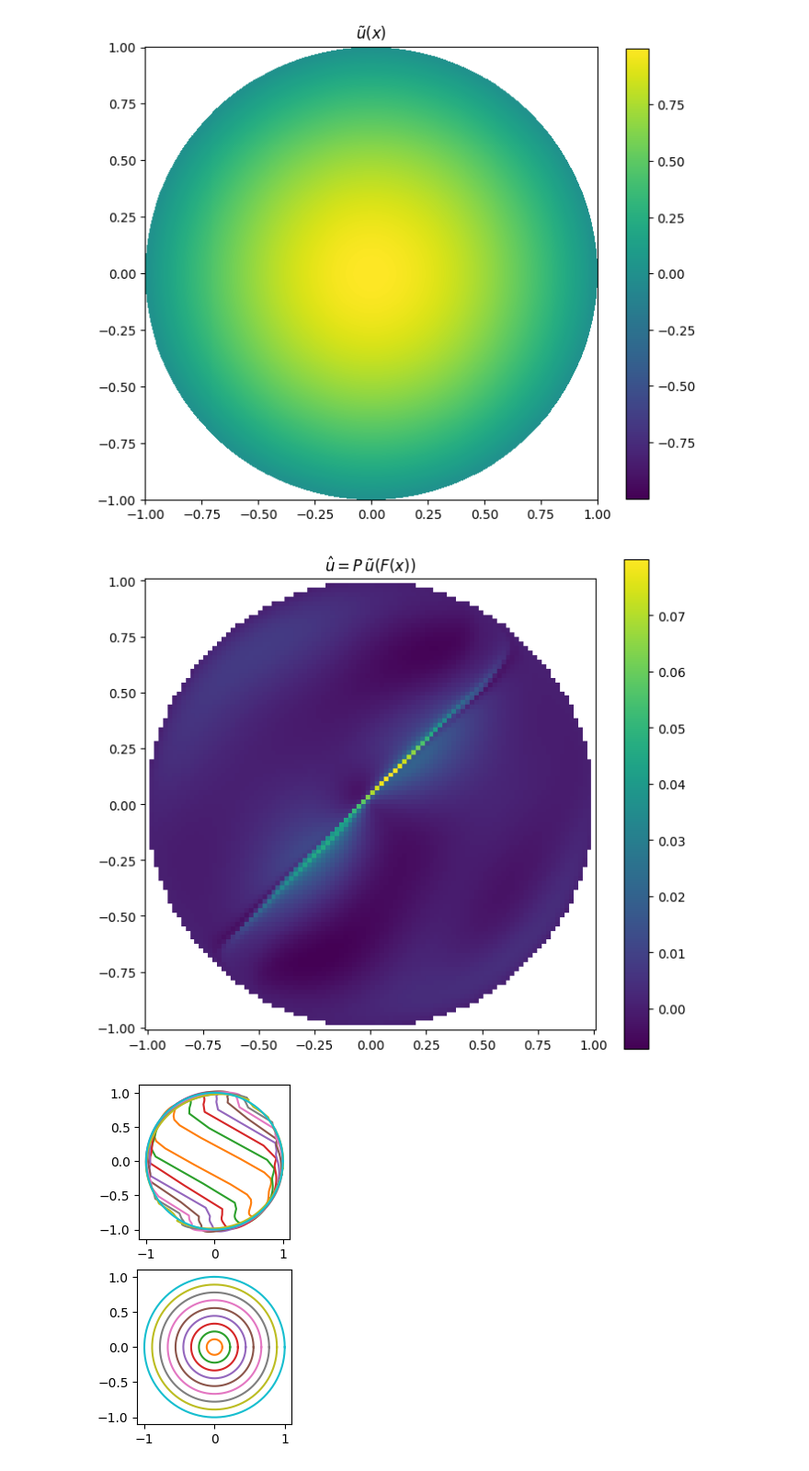
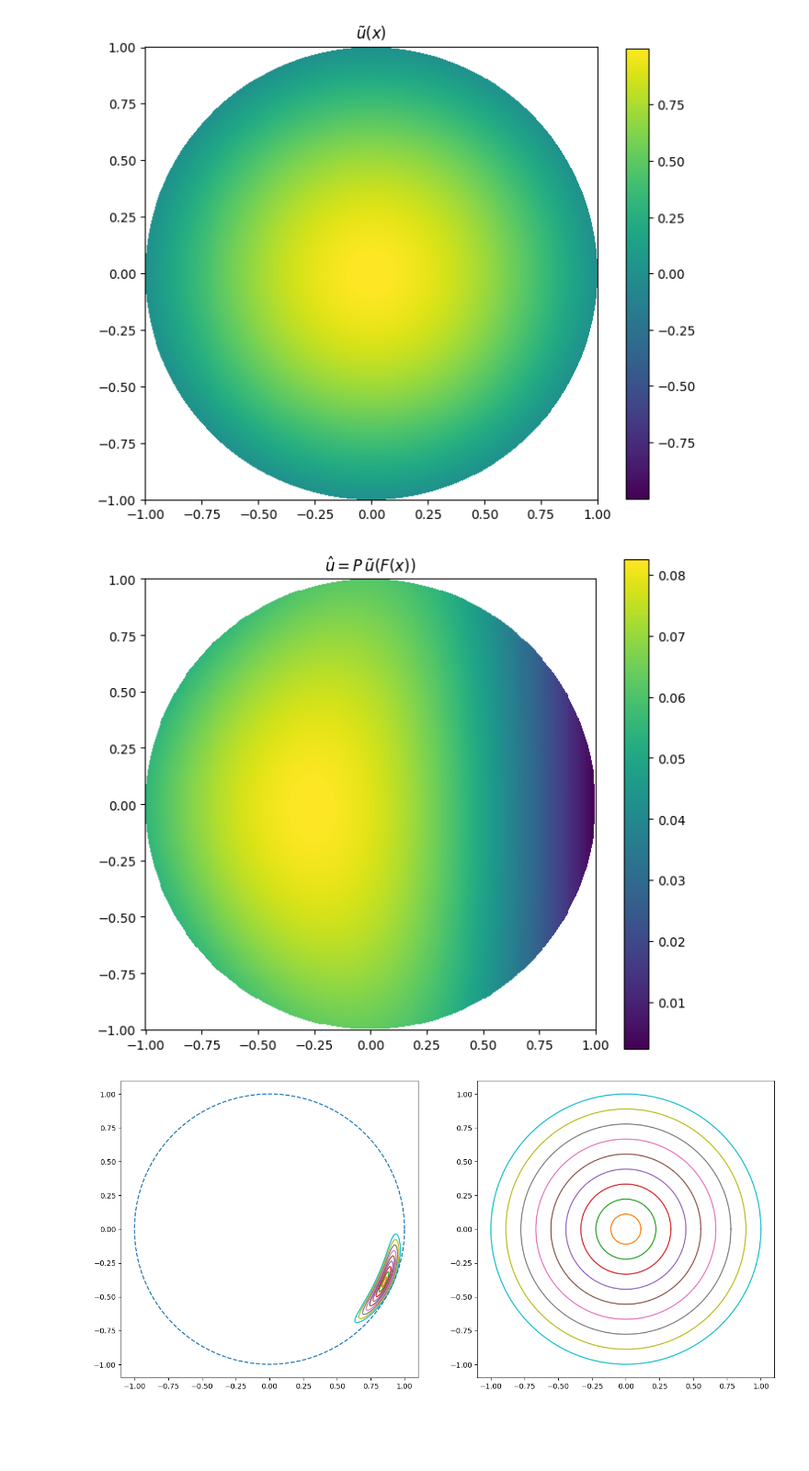
Before and after one commit to pascaltribel/polyharmonic_critic_equation, a Jupyter notebook: biharmonic_circle.ipynb, the cells around one changed output. Shown at 92% size. Drawn from its saved outputs; the diff is of its cells as text; code cells hidden in the pictures; blank space fills up the shorter version.

```diff
--- a/biharmonic_circle.ipynb
+++ b/biharmonic_circle.ipynb
@@ -138,7 +151,7 @@ def u_hat(P, f, x):
     fx = F(x)
     return P(x).squeeze() * u_tilde(fx[:, 0], fx[:, 1])
 # %%
-n = 100
+n = 512
 xs = torch.linspace(-1, 1, n)
 X1, X2 = torch.meshgrid(xs, xs, indexing="ij")
 x = torch.stack([X1, X2], dim=-1).reshape(-1, 2)
@@ -146,35 +159,37 @@ with torch.no_grad():
     u = u_hat(P, F, x)
 
 mask = (X1**2 + X2**2 > 1).cpu().numpy()
-u_hat = np.ma.array(u.reshape(n, n).cpu().numpy(), mask=mask)
+u_hat_masked = np.ma.array(u.reshape(n, n).cpu().numpy(), mask=mask)
 
 fig, ax = plt.subplots(1, 1, figsize=(7, 7))
-m = np.abs(u_hat).max()
-im0 = ax.pcolormesh(X1.cpu(), X2.cpu(), u_hat, vmax=m)
+m = np.abs(u_hat_masked).max()
+im0 = ax.pcolormesh(X1.cpu(), X2.cpu(), u_hat_masked, vmax=m)
 ax.set_title(r"$\hat u = P\,\tilde u(F(x))$")
 ax.set_aspect("equal")
 plt.colorbar(im0, ax=ax, shrink=0.8)
 plt.tight_layout()
 plt.show()
 # %% [output]
-[figure, old version]
+[figure, new version]
 # %%
 rs = torch.linspace(0,1, 10)
 thetas = torch.linspace(0, 2*torch.pi, 200)
 xs, ys = torch.cos(thetas), torch.sin(thetas)
 Xs = torch.stack([xs, ys], dim=-1).reshape(-1, 2)
 
-Fts = [F(r*X) for r in rs]
-fig, ax = plt.subplots(2,1)
+Fts = [F(r*Xs) for r in rs]
+fig, ax = plt.subplots(1, 2, figsize=(16, 8))
 
 for i in range(len(rs)):
     xt, yt = Fts[i][:,0].cpu().detach(), Fts[i][:,1].cpu().detach()
 
     ax[0].plot(xt, yt)
     ax[1].plot(rs.cpu()[i]*xs.cpu(), rs.cpu()[i]*ys.cpu())
+
+ax[0].plot(xs.cpu(),ys.cpu(), linestyle='dashed')
 ax[0].set_aspect("equal")
 ax[1].set_aspect("equal")
 plt.show()
 # %% [output]
-[figure, old version]
+[figure, new version]
 # %%
```
Also changed, not shown: parts of 7 cells of this notebook, 1 other file.
